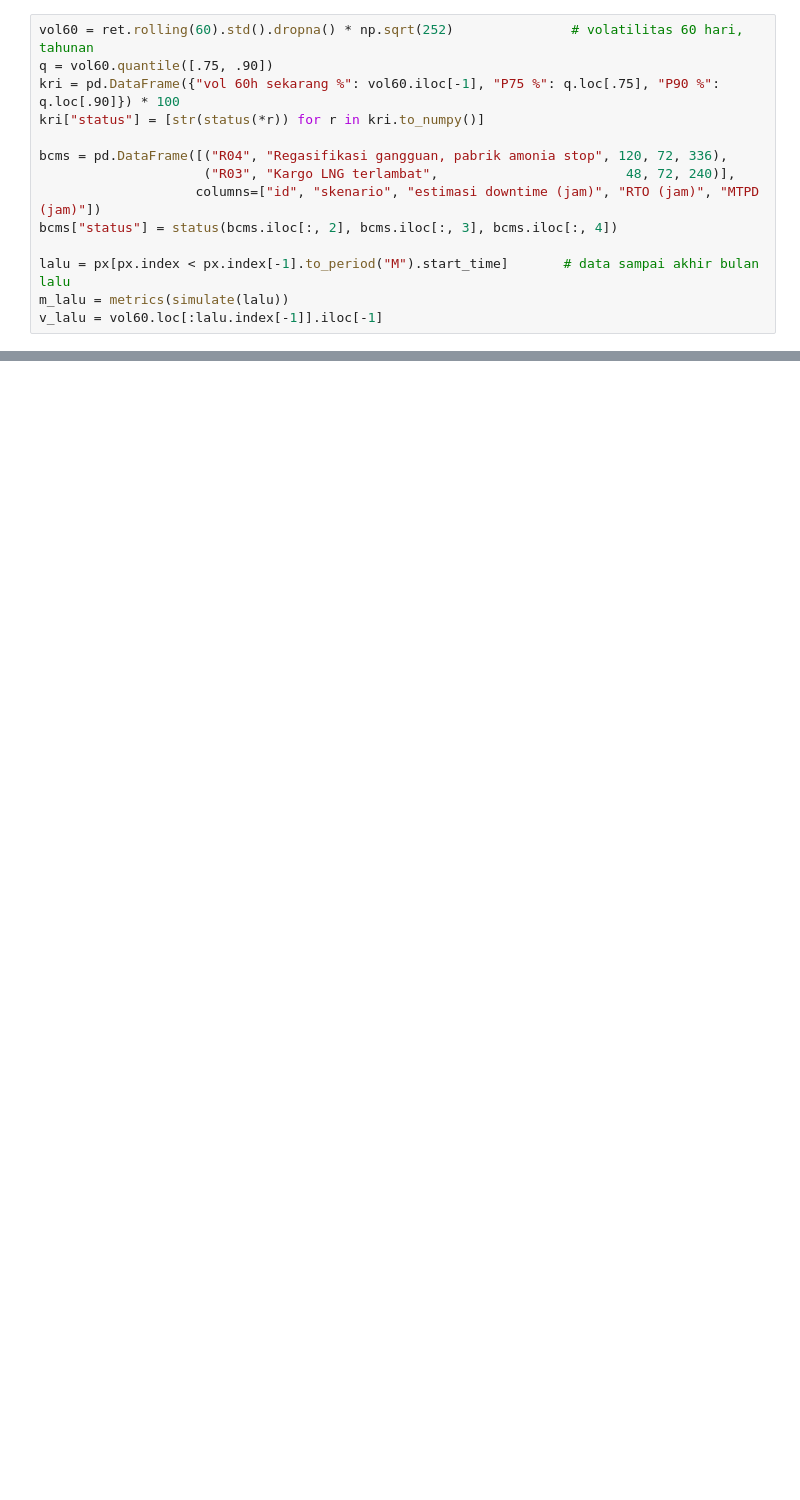
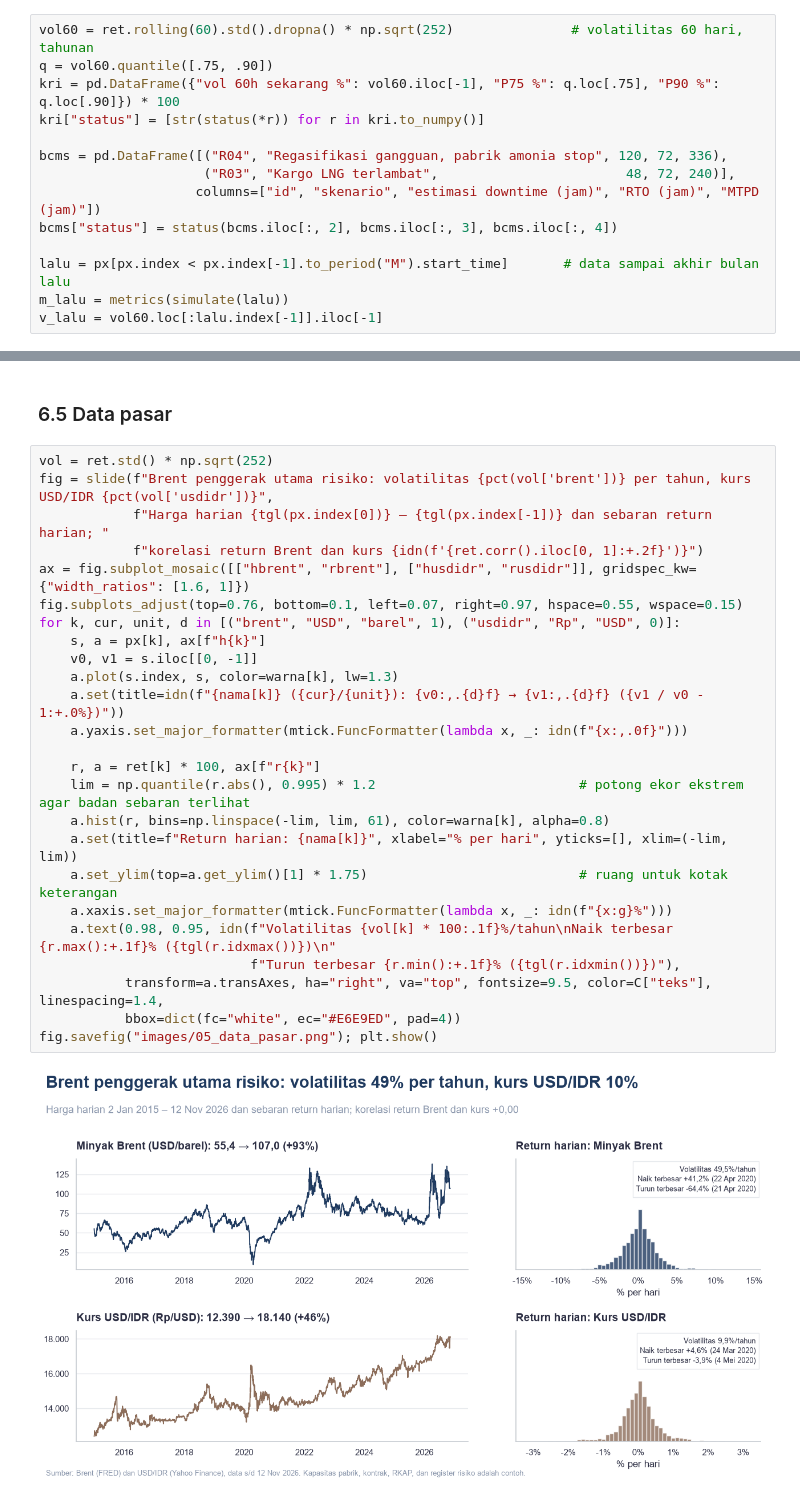
Before and after one commit to aldo02032004/lng-supply-risk-analysis, a Jupyter notebook: lng_supply_risk_analysis.ipynb, the cells around one changed output, grey strips where cells are left out. Drawn from its saved outputs; the diff is of its cells as text; blank space fills up the shorter version.

```diff
--- a/lng_supply_risk_analysis.ipynb
+++ b/lng_supply_risk_analysis.ipynb
@@ -483,0 +501,29 @@ To adapt this notebook to another commodity or industry, see the *Adapting to an
+# %% [markdown]
+### 6.5 Data pasar
+# %%
+vol = ret.std() * np.sqrt(252)
+fig = slide(f"Brent penggerak utama risiko: volatilitas {pct(vol['brent'])} per tahun, kurs USD/IDR {pct(vol['usdidr'])}",
+            f"Harga harian {tgl(px.index[0])} – {tgl(px.index[-1])} dan sebaran return harian; "
+            f"korelasi return Brent dan kurs {idn(f'{ret.corr().iloc[0, 1]:+.2f}')}")
+ax = fig.subplot_mosaic([["hbrent", "rbrent"], ["husdidr", "rusdidr"]], gridspec_kw={"width_ratios": [1.6, 1]})
+fig.subplots_adjust(top=0.76, bottom=0.1, left=0.07, right=0.97, hspace=0.55, wspace=0.15)
+for k, cur, unit, d in [("brent", "USD", "barel", 1), ("usdidr", "Rp", "USD", 0)]:
+    s, a = px[k], ax[f"h{k}"]
+    v0, v1 = s.iloc[[0, -1]]
+    a.plot(s.index, s, color=warna[k], lw=1.3)
+    a.set(title=idn(f"{nama[k]} ({cur}/{unit}): {v0:,.{d}f} → {v1:,.{d}f} ({v1 / v0 - 1:+.0%})"))
+    a.yaxis.set_major_formatter(mtick.FuncFormatter(lambda x, _: idn(f"{x:,.0f}")))
+
+    r, a = ret[k] * 100, ax[f"r{k}"]
+    lim = np.quantile(r.abs(), 0.995) * 1.2                          # potong ekor ekstrem agar badan sebaran terlihat
+    a.hist(r, bins=np.linspace(-lim, lim, 61), color=warna[k], alpha=0.8)
+    a.set(title=f"Return harian: {nama[k]}", xlabel="% per hari", yticks=[], xlim=(-lim, lim))
+    a.set_ylim(top=a.get_ylim()[1] * 1.75)                           # ruang untuk kotak keterangan
+    a.xaxis.set_major_formatter(mtick.FuncFormatter(lambda x, _: idn(f"{x:g}%")))
+    a.text(0.98, 0.95, idn(f"Volatilitas {vol[k] * 100:.1f}%/tahun\nNaik terbesar {r.max():+.1f}% ({tgl(r.idxmax())})\n"
+                           f"Turun terbesar {r.min():+.1f}% ({tgl(r.idxmin())})"),
+           transform=a.transAxes, ha="right", va="top", fontsize=9.5, color=C["teks"], linespacing=1.4,
+           bbox=dict(fc="white", ec="#E6E9ED", pad=4))
+fig.savefig("images/05_data_pasar.png"); plt.show()
+# %% [output]
+[figure, added]
```
Also changed, not shown: parts of 40 cells of this notebook, 13 other files.
